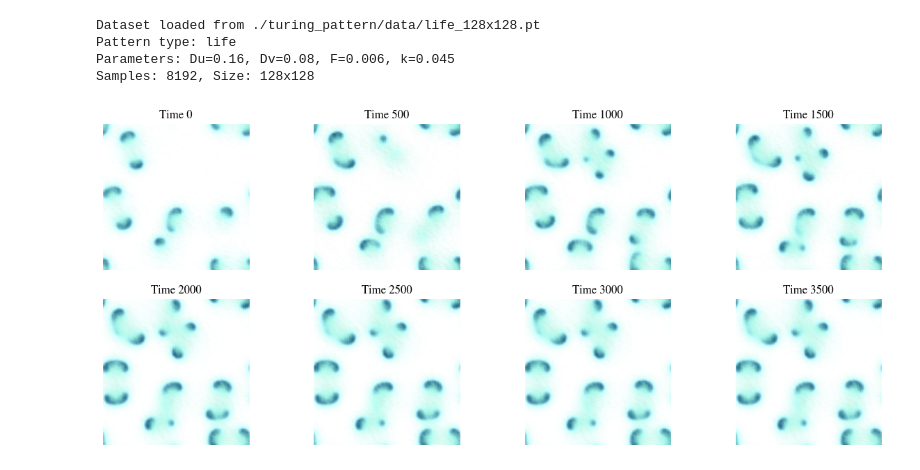
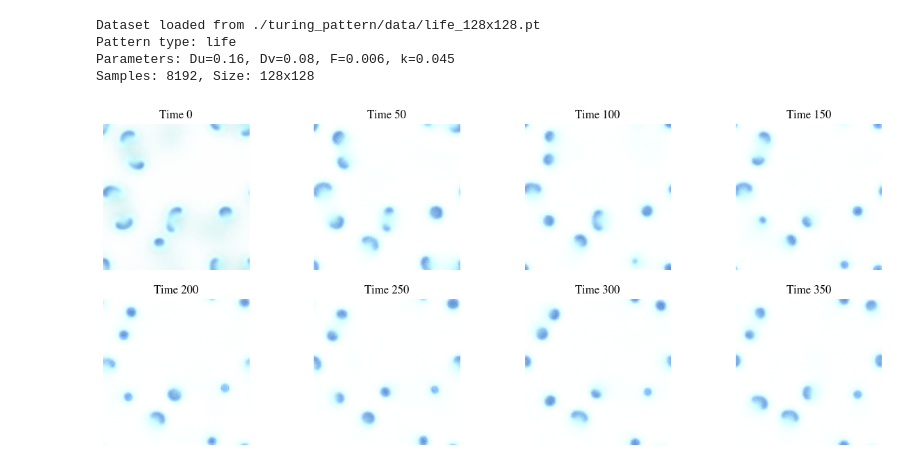
Before and after one commit to Zhangyanbo/pattern_to_dynamics, a Jupyter notebook: 2D_continous/visulizations.ipynb, the cells around one changed output. Cells and saved outputs as stored; diff of their text form; code cells hidden in the pictures.

```diff
--- a/2D_continous/visulizations.ipynb
+++ b/2D_continous/visulizations.ipynb
@@ -85,11 +85,11 @@ def score_function(unet, scheduler, t):
 
     return score_model
 
-def load_models(name: str):
+def load_models(name: str, use_bn: bool = False):
     dataset = TuringPatternDataset.load(f'./turing_pattern/data/{name}_128x128.pt')
     score_model, scheduler = load_score_model(name, device='cuda')
 
-    flow_model = FlowModel().cuda()
+    flow_model = FlowModel(use_bn=use_bn).cuda()
     flow_model.load_state_dict(torch.load(f'./turing_pattern/flow_models/{name}.pth', map_location='cuda'))
     flow_model.eval()
 
@@ -106,6 +106,8 @@ def simulate(x, score_model, flow_model, scheduler, T=500, dt=0.01, eta=1.0, t=1
     t = torch.LongTensor([t]).cuda()
     x = scheduler.add_noise(x, torch.randn_like(x), t)
     std0 = x.std().item()
+    min0 = x.min().item()
+    max0 = x.max().item()
 
     sf = score_function(score_model, scheduler, t.item())
 
@@ -114,20 +116,24 @@ def simulate(x, score_model, flow_model, scheduler, T=500, dt=0.01, eta=1.0, t=1
         trace.append(x.cpu())
 
         v = flow_model(x) * v_factor
-        # v = v - v.mean(dim=(1), keepdim=True)
+        v = v / v.norm(dim=1).mean()
+        v = v - v.mean()
         # v = v / (v.std(dim=(1, 2), keepdim=True) + 1e-6)
         s = sf(x)
         x = x + (v + eta * s) * dt + ((2 * eta * dt) ** 0.5) * torch.randn_like(x)
-        x = x / (x.std() + 1e-3) * std0 # keep the initial standard deviation
+        # x = x / (x.std() + 1e-3) * std0 # keep the initial standard deviation
+        x = (x - x.min()) / (x.max() - x.min()) * (max0 - min0) + min0 # keep the initial range
 
     trace = torch.stack(trace, dim=0)
 
     for i in tqdm(range(len(trace) // batch + 1)):
         trace_batch = trace[i*batch:(i+1)*batch, 0]
         x_pred = trace_batch.cuda()
-        for tau in range(t.item(), 0, -1):
-            sample = score_model(x_pred, tau).sample
-            x_pred = scheduler.step(sample, tau, x_pred).pred_original_sample
+        sample = score_model(x_pred, t.item()).sample
+        x_pred = scheduler.step(sample, t.item(), x_pred).pred_original_sample
+        # for tau in range(t.item(), 0, -1):
+        #     sample = score_model(x_pred, tau).sample
+        #     x_pred = scheduler.step(sample, tau, x_pred).prev_sample
         trace_pred.append(x_pred.cpu().clamp(-1, 1))
     trace_pred = torch.cat(trace_pred, dim=0)
     return trace, trace_pred.unsqueeze(1)
@@ -140,8 +194,8 @@ class TuringPlotter:
         'maze': [(0.2, 0.8), (0, 0.35)]
     }
     def __init__(self):
-        self.colors = ['#FFFFFF', '#1C5E7D']
-        self.background = '#86EBCF'#'#F6F1F1'
+        self.colors = ['#FFFFFF', '#628FCE']
+        self.background = '#9BE1E1'#'#F6F1F1'
 
         self.color_rgb = [list(int(color[i:i+2], 16) for i in (1, 3, 5)) for color in self.colors]
         self.color_rgb = torch.Tensor(self.color_rgb) / 255
@@ -172,11 +226,11 @@ def plot_trace(trajectory, dt, num_rows, num_cols, name):
 # %%
 name = 'life'
 torch.random.manual_seed(0)
-dataset, score_model, scheduler, flow_model = load_models(name)
+dataset, score_model, scheduler, flow_model = load_models(name, use_bn=True)
 x0 = dataset[0].cuda().unsqueeze(0)
 trace, trace_pred = simulate(
     x0, score_model, flow_model, scheduler,
-    dt=0.01, eta=1, v_factor=-1.0, T=5000
+    dt=0.1, eta=1, v_factor=1.0, T=1000
     )
 # %% [output]
 Dataset loaded from ./turing_pattern/data/life_128x128.pt
@@ -185,10 +239,10 @@ Parameters: Du=0.16, Dv=0.08, F=0.006, k=0.045
 Samples: 8192, Size: 128x128
 # %%
 plt.figure(figsize=(15, 6))
-plot_trace(trace_pred, dt=500, num_rows=2, num_cols=4, name=name)
+plot_trace(trace_pred / 2 + 1/2, dt=50, num_rows=2, num_cols=4, name=name)
 plt.show()
 # %% [output]
-[figure, old version]
+[figure, new version]
 # %%
 def ground_truth_simulation(name, x0, T=500, dt=1.0):
     sim = GrayScottSimulator(pattern_preset=name, device='cuda', dt=dt)
```
Also changed, not shown: parts of 9 cells of this notebook.
